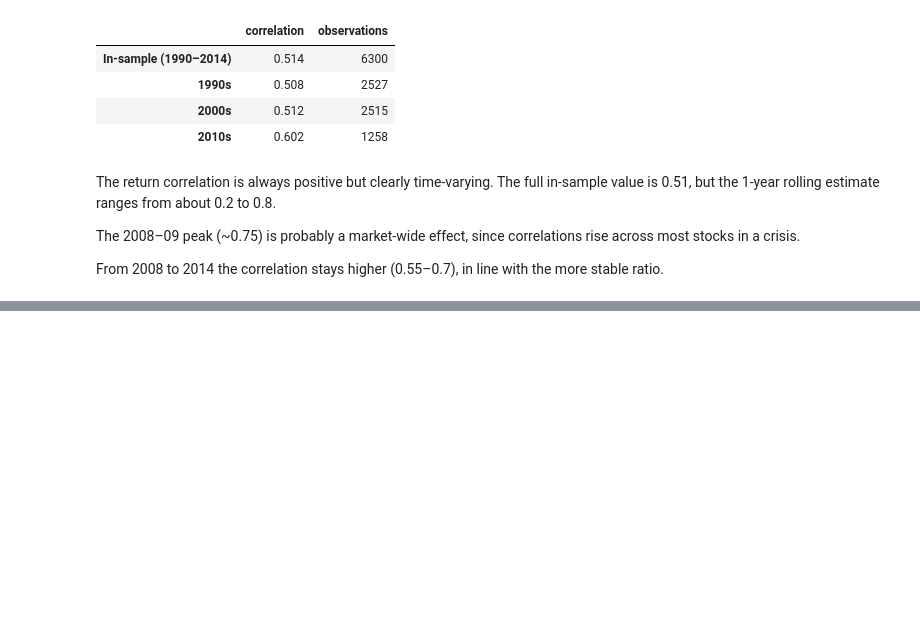
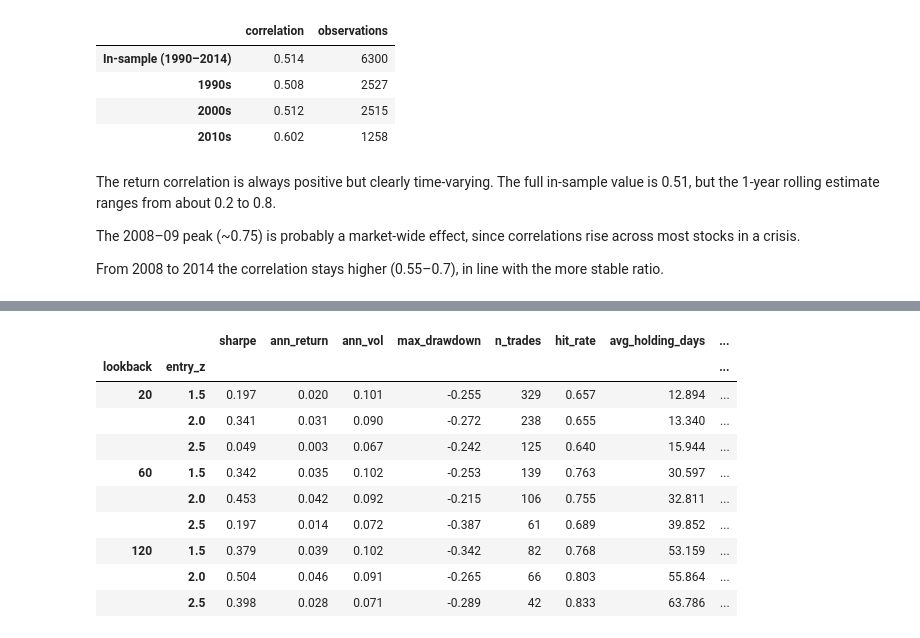
Before and after one commit to loridelotto/hackathon-bsq, a Jupyter notebook: notebook.ipynb, the cells around one changed output, grey strips where cells are left out. Saved outputs shown, nothing was run; the diff lists cells and outputs as text; code cells hidden in the pictures; blank space fills up the shorter version.

```diff
--- a/notebook.ipynb
+++ b/notebook.ipynb
@@ -222,0 +898,44 @@ From 2008 to 2014 the correlation stays higher (0.55–0.7), in line with the mo
+# %%
+GRID_LOOKBACK = (20, 60, 120)
+GRID_ENTRY = (1.5, 2.0, 2.5)
+
+grid_rows = []
+for lookback in GRID_LOOKBACK:
+    z = rolling_zscore(spread_is, lookback)
+    for entry in GRID_ENTRY:
+        positions = generate_positions(z, entry, BASE_EXIT)
+        bt = backtest(prices_is, hedge, "KO", "PEP", positions, BASE_COST)
+        metrics = performance_summary(bt, BASE_COST)
+        log_trial(registry, "in-sample", lookback, entry, BASE_EXIT, BASE_COST, "grid", hedge.beta, metrics)
+        grid_rows.append({"lookback": lookback, "entry_z": entry, **metrics})
+
+grid = pd.DataFrame(grid_rows)
+assert len(grid) == len(GRID_LOOKBACK) * len(GRID_ENTRY) == 9
+
+sharpe_matrix = grid.pivot(index="lookback", columns="entry_z", values="sharpe")
+fig = go.Figure(
+    go.Heatmap(
+        z=sharpe_matrix.to_numpy(),
+        x=[f"entry {e:g} std" for e in sharpe_matrix.columns],
+        y=[f"{lb} days" for lb in sharpe_matrix.index],
+        colorscale="RdBu",
+        zmid=0,
+        text=sharpe_matrix.round(2).to_numpy(),
+        texttemplate="%{text}",
+        colorbar_title="Sharpe",
+    )
+)
+fig.update_layout(
+    title=f"In-sample Sharpe, net of {BASE_COST:g} bp baseline is 60 days / 2 std",
+    yaxis_title="z-score lookback",
+    template="plotly_white",
+)
+fig.show()
+
+n_rule_trials = registry.execute(
+    "SELECT COUNT(*) FROM trials WHERE period = 'in-sample' AND cost_bps = ?", (BASE_COST,)
+).fetchone()[0]
+logger.info("Distinct in-sample rule configurations tried so far: %d", n_rule_trials)
+
+grid.set_index(["lookback", "entry_z"]).round(3)
+# %% [output]
@@ -222,0 +952,11 @@ From 2008 to 2014 the correlation stays higher (0.55–0.7), in line with the mo
+|  |  | sharpe | ann_return | ann_vol | max_drawdown | n_trades | hit_rate | avg_holding_days | ... |
+| lookback | entry_z |  |  |  |  |  |  |  | ... |
+| 20 | 1.5 | 0.197 | 0.020 | 0.101 | -0.255 | 329 | 0.657 | 12.894 | ... |
+|  | 2.0 | 0.341 | 0.031 | 0.090 | -0.272 | 238 | 0.655 | 13.340 | ... |
+|  | 2.5 | 0.049 | 0.003 | 0.067 | -0.242 | 125 | 0.640 | 15.944 | ... |
+| 60 | 1.5 | 0.342 | 0.035 | 0.102 | -0.253 | 139 | 0.763 | 30.597 | ... |
+|  | 2.0 | 0.453 | 0.042 | 0.092 | -0.215 | 106 | 0.755 | 32.811 | ... |
+|  | 2.5 | 0.197 | 0.014 | 0.072 | -0.387 | 61 | 0.689 | 39.852 | ... |
+| 120 | 1.5 | 0.379 | 0.039 | 0.102 | -0.342 | 82 | 0.768 | 53.159 | ... |
+|  | 2.0 | 0.504 | 0.046 | 0.091 | -0.265 | 66 | 0.803 | 55.864 | ... |
+|  | 2.5 | 0.398 | 0.028 | 0.071 | -0.289 | 42 | 0.833 | 63.786 | ... |
```
Also changed, not shown: parts of 26 cells of this notebook, 1 other file.
